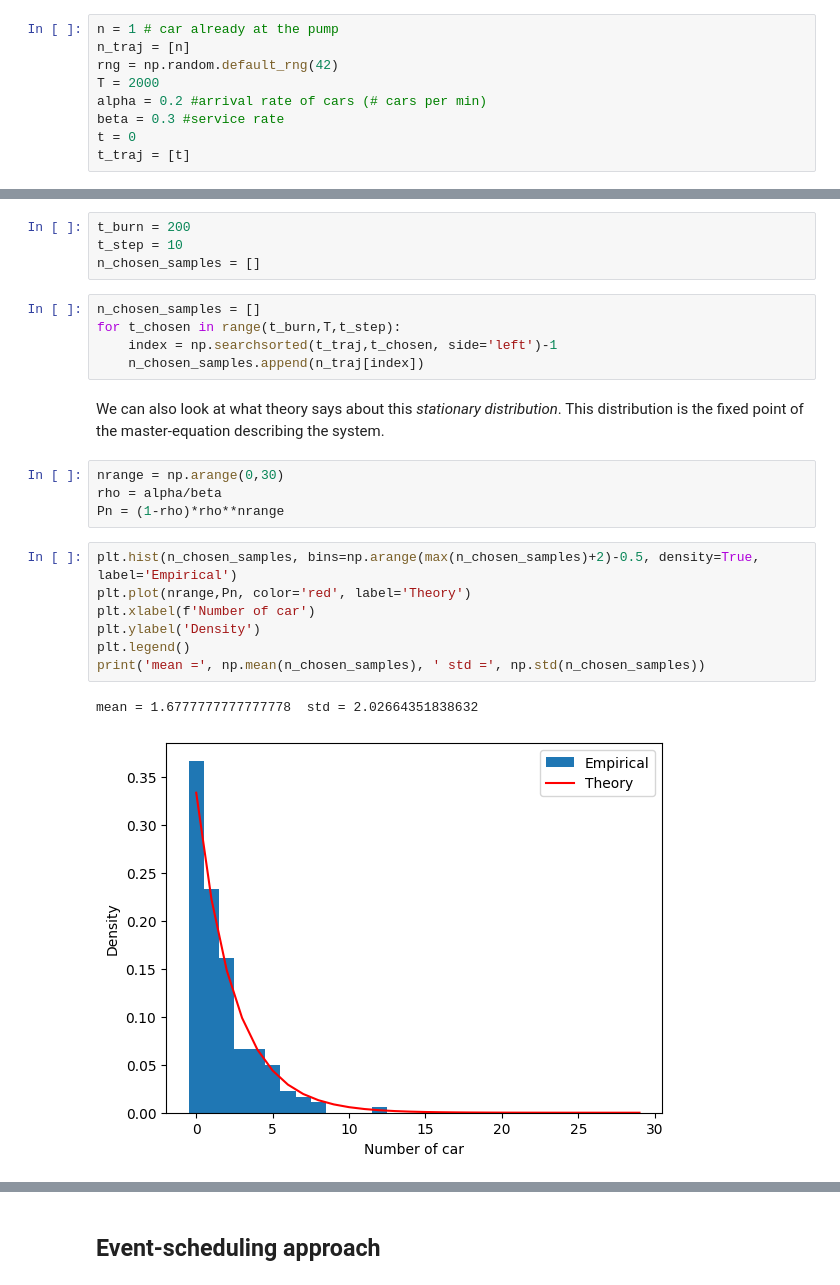
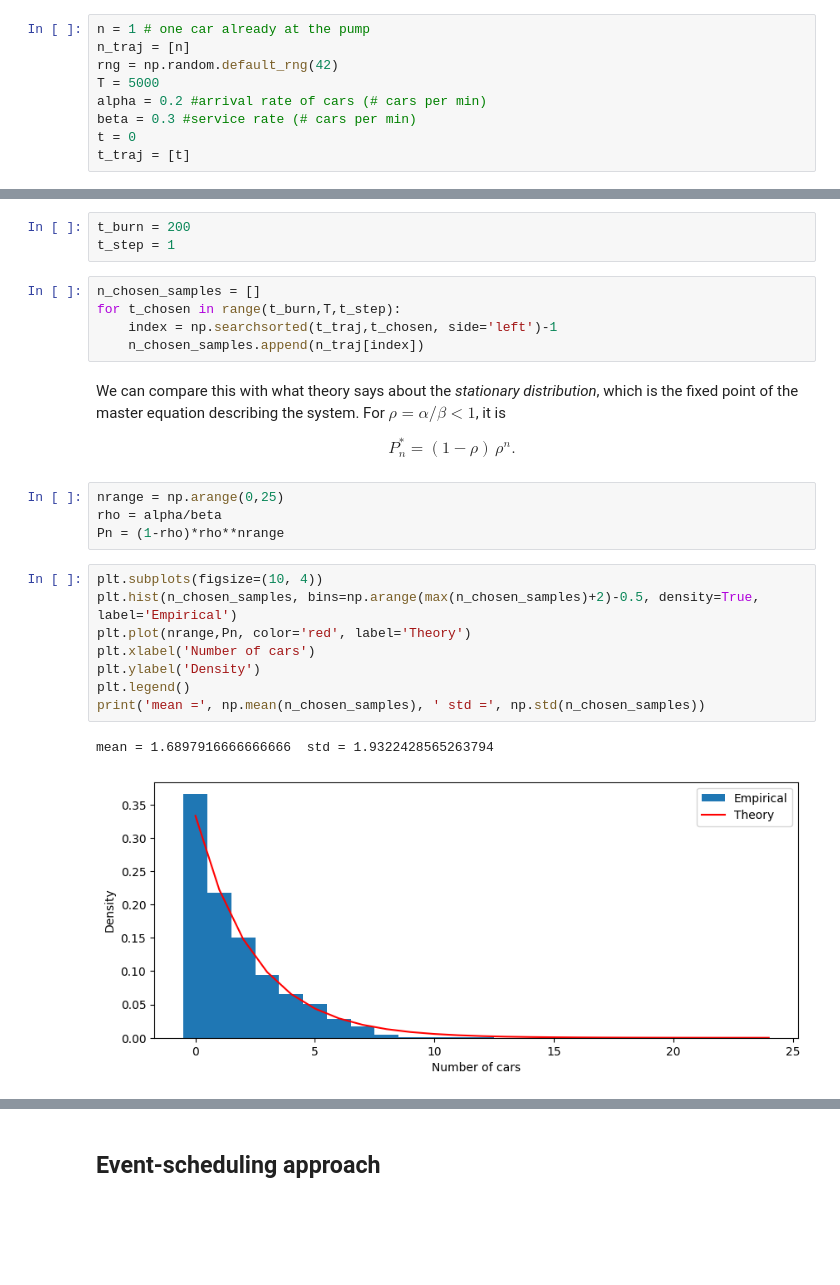
Before and after one commit to gstonge/csi4124-sys5110, a Jupyter notebook: notebooks/queuing-system.ipynb, the cells around one changed output, grey strips where cells are left out. Saved outputs shown, nothing was run; the diff lists cells and outputs as text; blank space fills up the shorter version.

```diff
--- a/notebooks/queuing-system.ipynb
+++ b/notebooks/queuing-system.ipynb
@@ -12,10 +17,10 @@ from scipy.special import gamma
 # %%
-n = 1 # car already at the pump
+n = 1 # one car already at the pump
 n_traj = [n]
 rng = np.random.default_rng(42)
-T = 2000
+T = 5000
 alpha = 0.2 #arrival rate of cars (# cars per min)
-beta = 0.3 #service rate
+beta = 0.3 #service rate (# cars per min)
 t = 0
 t_traj = [t]
 # %%
@@ -53,26 +59,30 @@ For long time horizon, we see the trajectory oscillating around the same values,
 # %%
 t_burn = 200
-t_step = 10
-n_chosen_samples = []
+t_step = 1
 # %%
 n_chosen_samples = []
 for t_chosen in range(t_burn,T,t_step):
     index = np.searchsorted(t_traj,t_chosen, side='left')-1
     n_chosen_samples.append(n_traj[index])
 # %% [markdown]
-We can also look at what theory says about this *stationary distribution*. This distribution is the fixed point of the master-equation describing the system.
+We can compare this with what theory says about the *stationary distribution*, which is the fixed point of the master equation describing the system. For $\rho = \alpha/\beta < 1$, it is
+
+$$
+P_n^* = (1-\rho)\,\rho^n .
+$$
 # %%
-nrange = np.arange(0,30)
+nrange = np.arange(0,25)
 rho = alpha/beta
 Pn = (1-rho)*rho**nrange
 # %%
+plt.subplots(figsize=(10, 4))
 plt.hist(n_chosen_samples, bins=np.arange(max(n_chosen_samples)+2)-0.5, density=True, label='Empirical')
 plt.plot(nrange,Pn, color='red', label='Theory')
-plt.xlabel(f'Number of car')
+plt.xlabel('Number of cars')
 plt.ylabel('Density')
 plt.legend()
 print('mean =', np.mean(n_chosen_samples), ' std =', np.std(n_chosen_samples))
 # %% [output]
-mean = 1.6777777777777778  std = 2.02664351838632
+mean = 1.6897916666666666  std = 1.9322428565263794
-[figure, old version]
+[figure, new version]
 # %% [markdown]
```
Also changed, not shown: parts of 23 cells of this notebook, 2 other files.
